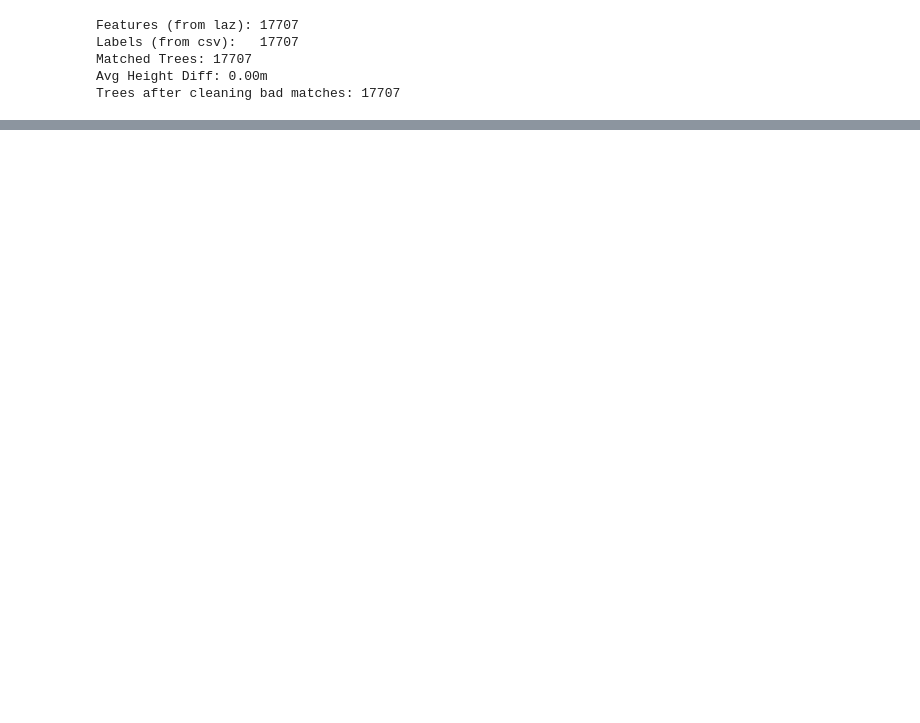
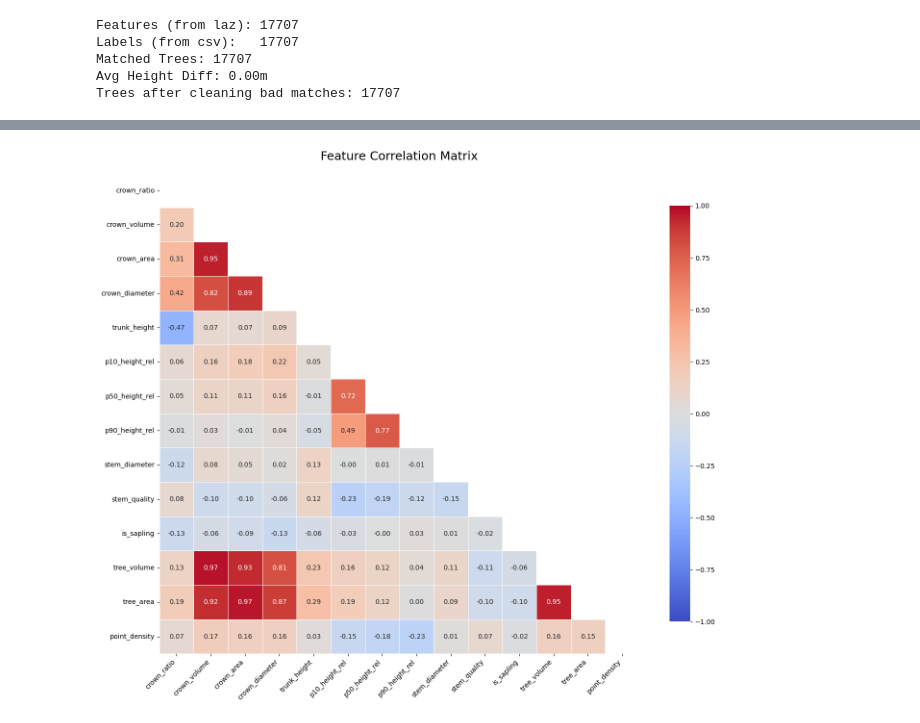
Before and after one commit to Mc-cloud/LiDAR-Classification-Project, a Jupyter notebook: experience/ml/randomforest.ipynb, the cells around one changed output, grey strips where cells are left out. Cells and saved outputs as stored; diff of their text form; code cells hidden in the pictures; blank space fills up the shorter version.

```diff
--- a/experience/ml/randomforest.ipynb
+++ b/experience/ml/randomforest.ipynb
@@ -166,3 +213,35 @@ Classification Report:
+# %%
+# Calculate the correlation matrix for the features
+corr_matrix = train_df[feature_cols].corr()
+
+# Create a mask to hide the upper triangle (removes duplicate/redundant info)
+mask = np.triu(np.ones_like(corr_matrix, dtype=bool))
+
+# Set up the matplotlib figure
+plt.figure(figsize=(14, 12))
+
+# Draw the heatmap
+sns.heatmap(
+    corr_matrix,
+    mask=mask,               # Apply the mask here
+    cmap='coolwarm',         # A good diverging colormap for correlations (blue = negative, red = positive)
+    vmin=-1, vmax=1,         # Anchor the color scale from -1 to 1
+    annot=True,              # Show the correlation values
+    fmt=".2f",               # Limit to 2 decimal places to avoid clutter
+    linewidths=0.5,
+    linecolor='white',
+    cbar_kws={"shrink": .8}, # Slightly shrink the colorbar
+    square=True,
+    annot_kws={"size": 10}   # Adjust font size for the numbers
+)
+
+plt.title('Feature Correlation Matrix', fontsize=18, pad=20)
+plt.xticks(rotation=45, ha='right')
+plt.yticks(rotation=0)
+plt.tight_layout()
+plt.show()
+# %% [output]
+[figure, added]
 # %%
 import matplotlib.pyplot as plt
 import seaborn as sns
```
Also changed, not shown: parts of 8 cells of this notebook, 26 other files.
